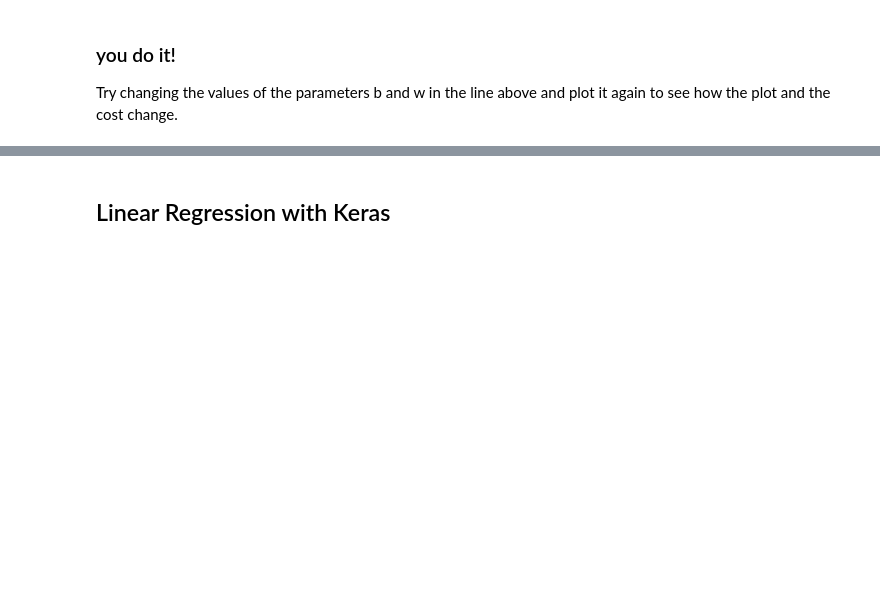
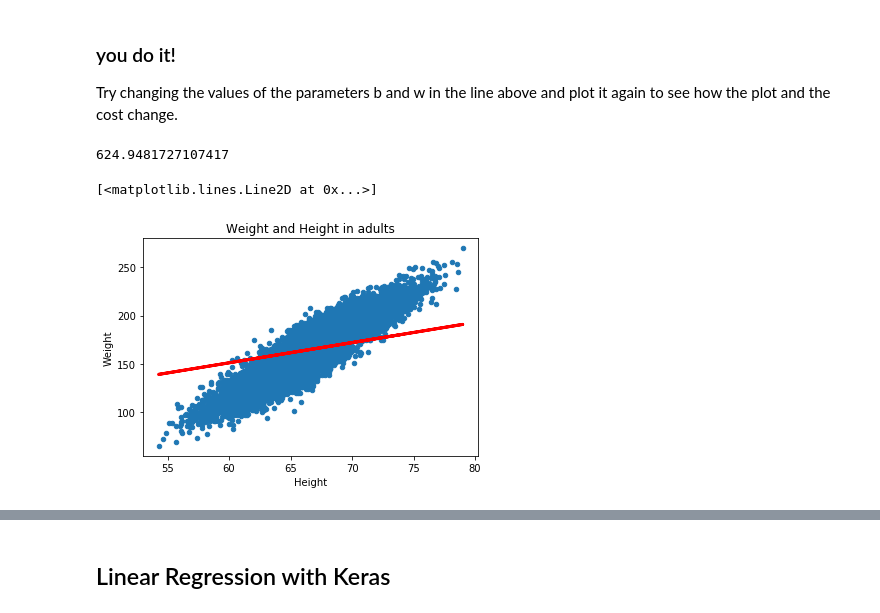
Before and after one commit to bishtamit/zero_to_deep_learning_video, a Jupyter notebook: course/3 Machine Learning-Copy1.ipynb, the cells around one changed output, grey strips where cells are left out. Saved outputs shown, nothing was run; the diff lists cells and outputs as text; code cells hidden in the pictures; blank space fills up the shorter version.

```diff
--- a/course/3 Machine Learning-Copy1.ipynb
+++ b/course/3 Machine Learning-Copy1.ipynb
@@ -105,6 +130,18 @@ mean_squared_error(y_true, y_pred.ravel())
 ### you do it!
 
 Try changing the values of the parameters b and w in the line above and plot it again to see how the plot and the cost  change.
+# %%
+y_pred = line(X, 2.1, 25)
+print(mean_squared_error(y_true, y_pred.ravel()))
+df.plot(kind='scatter',
+        x='Height',
+        y='Weight',
+        title='Weight and Height in adults')
+plt.plot(X, y_pred, color='red', linewidth=3)
+# %% [output]
+624.9481727107417
+[<matplotlib.lines.Line2D at 0x...>]
+[figure, added]
 # %%
 plt.figure(figsize=(10, 5))
 
```
Also changed, not shown: parts of 20 cells of this notebook.
